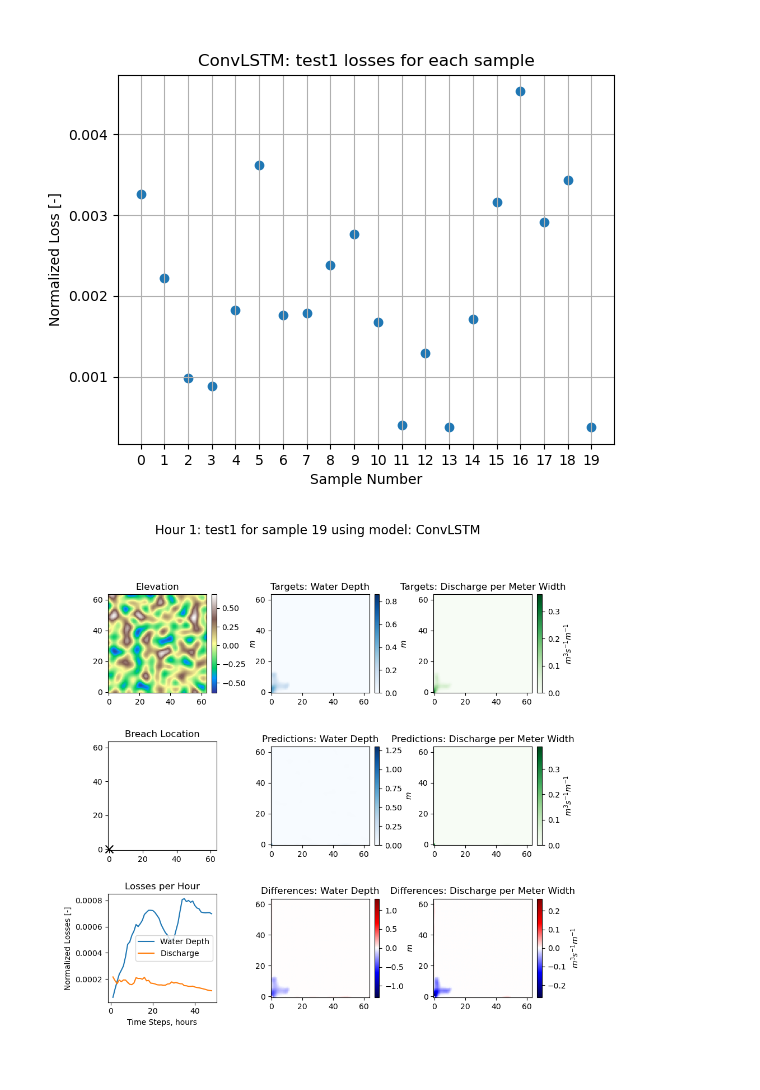
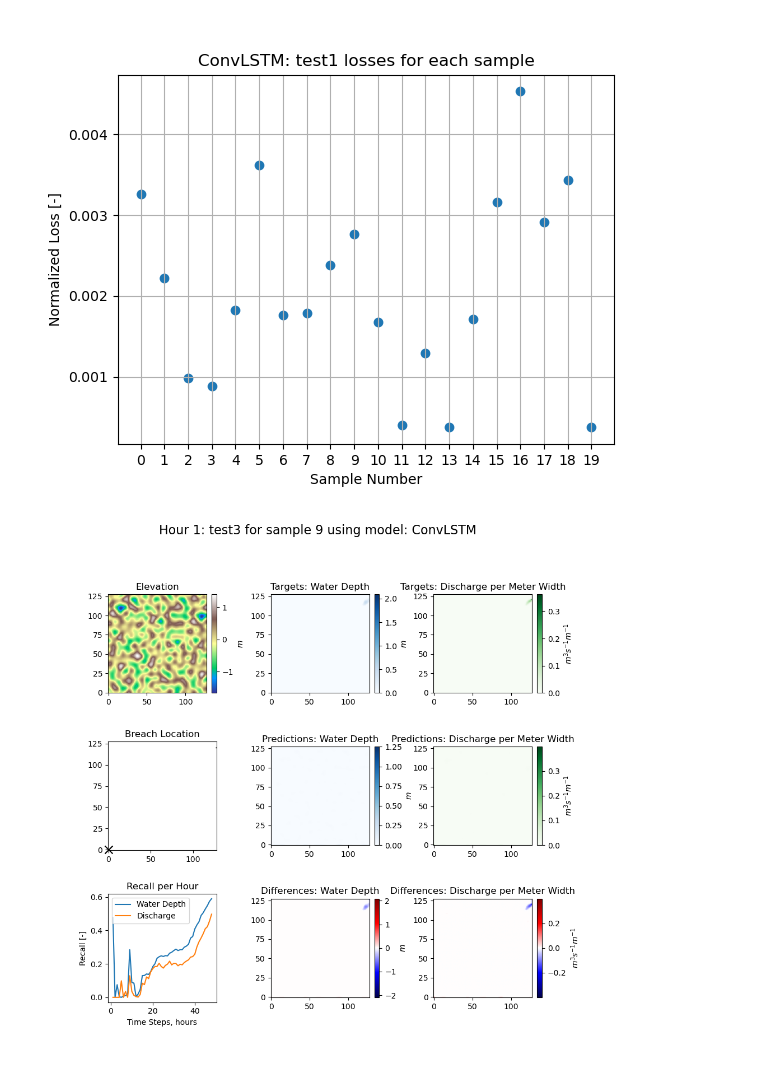
Before and after one commit to antoniomagherini99/FLOOD_group2, a Jupyter notebook: notebooks/Trained_conv_lstm.ipynb, the cells around one changed output. Cells and saved outputs as stored; diff of their text form; code cells hidden in the pictures.

Commit message:
Added metrics to plot animation
created a metrics py file to include all the functions. num_layers is kept at 48 as models are trained on 48 (check convlstm)

```diff
--- a/notebooks/Trained_conv_lstm.ipynb
+++ b/notebooks/Trained_conv_lstm.ipynb
@@ -153,6 +153,6 @@ plot_test_loss(norm_test1, model, 'test1')
 # %% [output]
 [figure]
 # %%
-plot_animation(19, norm_test1, model, test1,  scaler_x, scaler_wd, scaler_q, device = device, save = False)
+plot_animation(9, norm_test3, model, test3,  scaler_x, scaler_wd, scaler_q, device = device, save = False)
 # %% [output]
-[figure, old version]
+[figure, new version]
```
Also changed, not shown: parts of 3 cells of this notebook, 4 other files.
